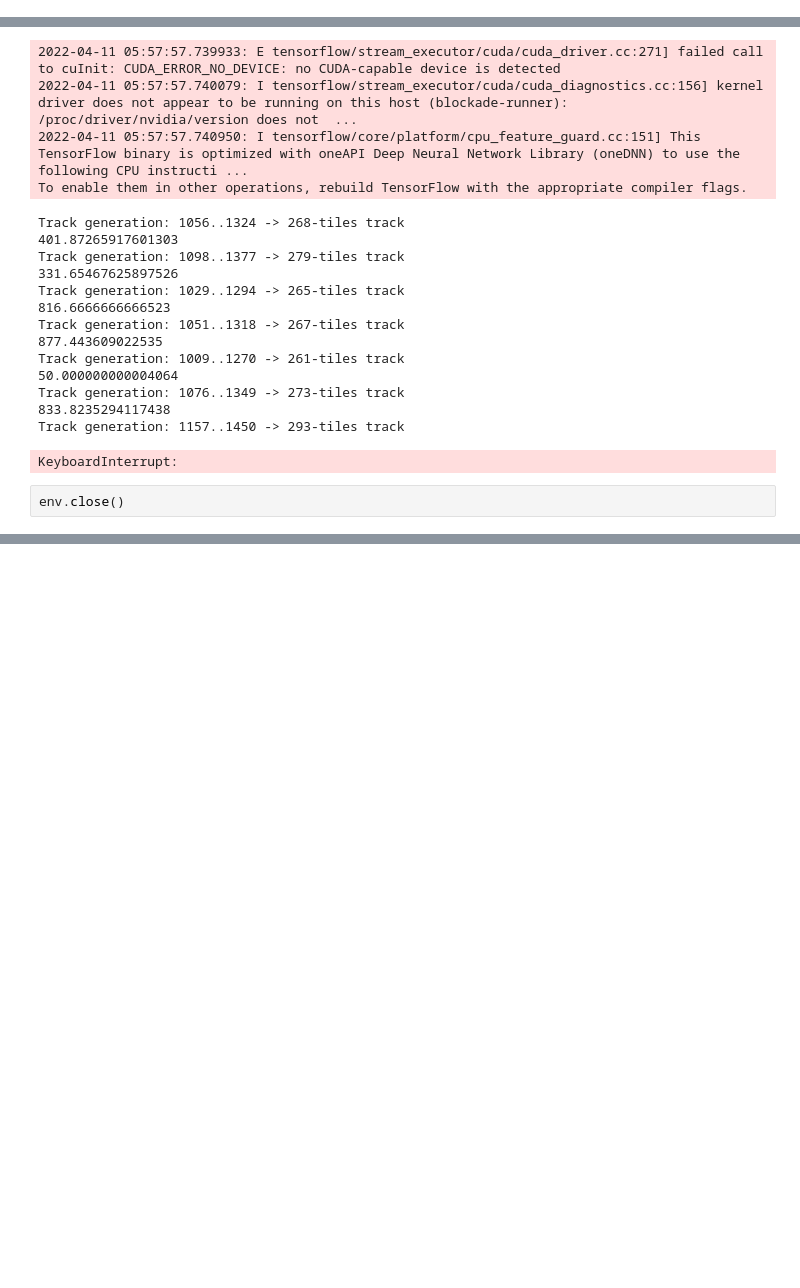
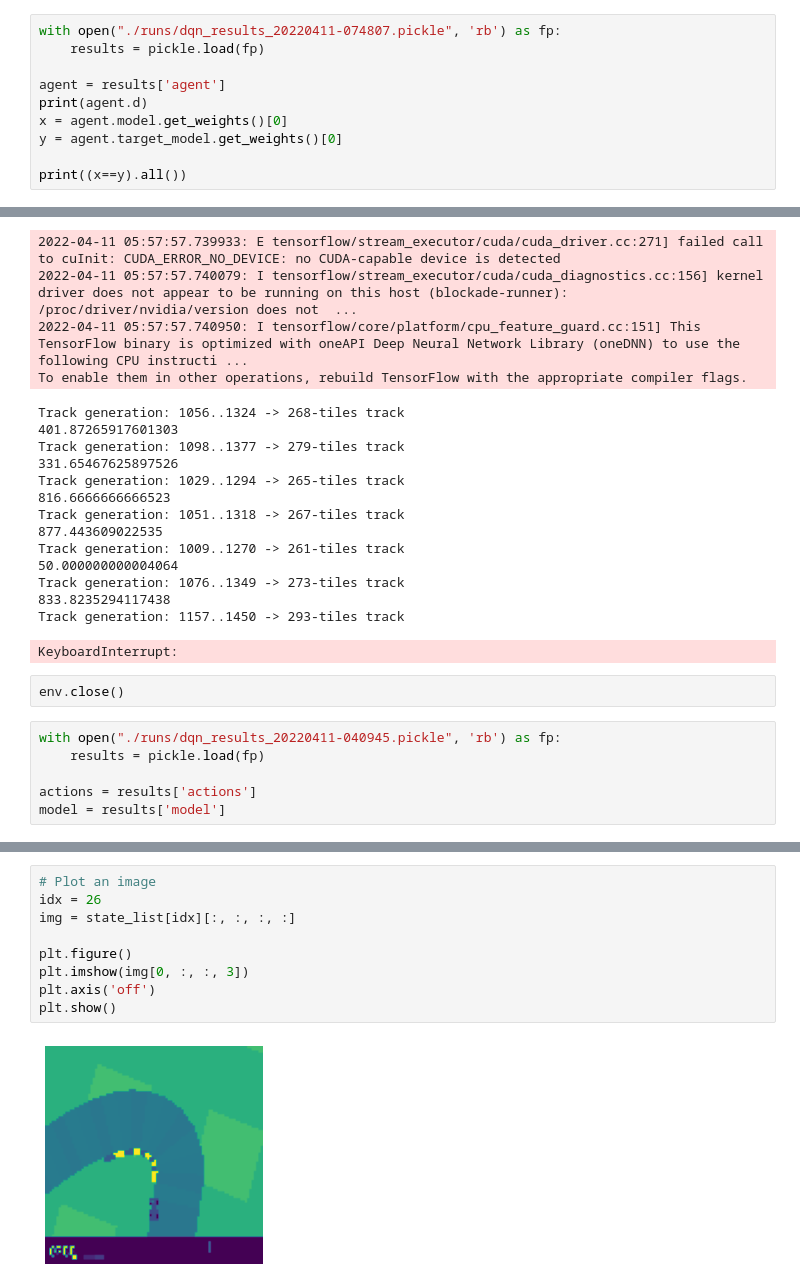
Before and after one commit to g-nightingale/car-racing-rl, a Jupyter notebook: car_racing_dqn.ipynb, the cells around one changed output, grey strips where cells are left out. Cells and saved outputs as stored; diff of their text form; blank space fills up the shorter version.

```diff
--- a/car_racing_dqn.ipynb
+++ b/car_racing_dqn.ipynb
@@ -305,3 +350,13 @@ for i in range(NUM_FRAME_STACK):
 1 4
 2 8
 3 12
+# %%
+with open("./runs/dqn_results_20220411-074807.pickle", 'rb') as fp:
+    results = pickle.load(fp)
+
+agent = results['agent']
+print(agent.d)
+x = agent.model.get_weights()[0]
+y = agent.target_model.get_weights()[0]
+
+print((x==y).all())
@@ -384,3 +442,9 @@ Track generation: 1157..1450 -> 293-tiles track
 KeyboardInterrupt:
 # %%
 env.close()
+# %%
+with open("./runs/dqn_results_20220411-040945.pickle", 'rb') as fp:
+    results = pickle.load(fp)
+
+actions = results['actions']
+model = results['model']
@@ -386,0 +511,11 @@ env.close()
+# %%
+# Plot an image
+idx = 26
+img = state_list[idx][:, :, :, :]
+
+plt.figure()
+plt.imshow(img[0, :, :, 3])
+plt.axis('off')
+plt.show()
+# %% [output]
+[figure, added]
```
Also changed, not shown: parts of 17 cells of this notebook, 4 other files.
